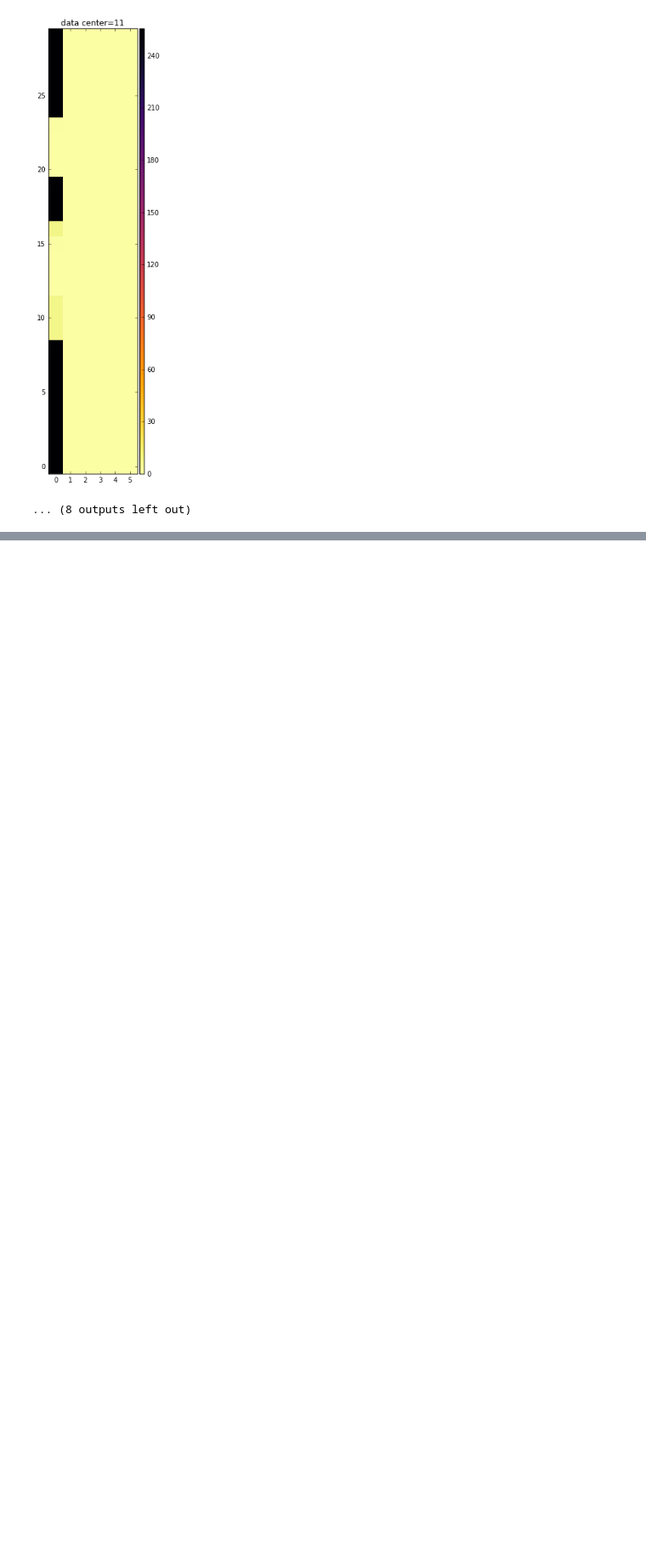
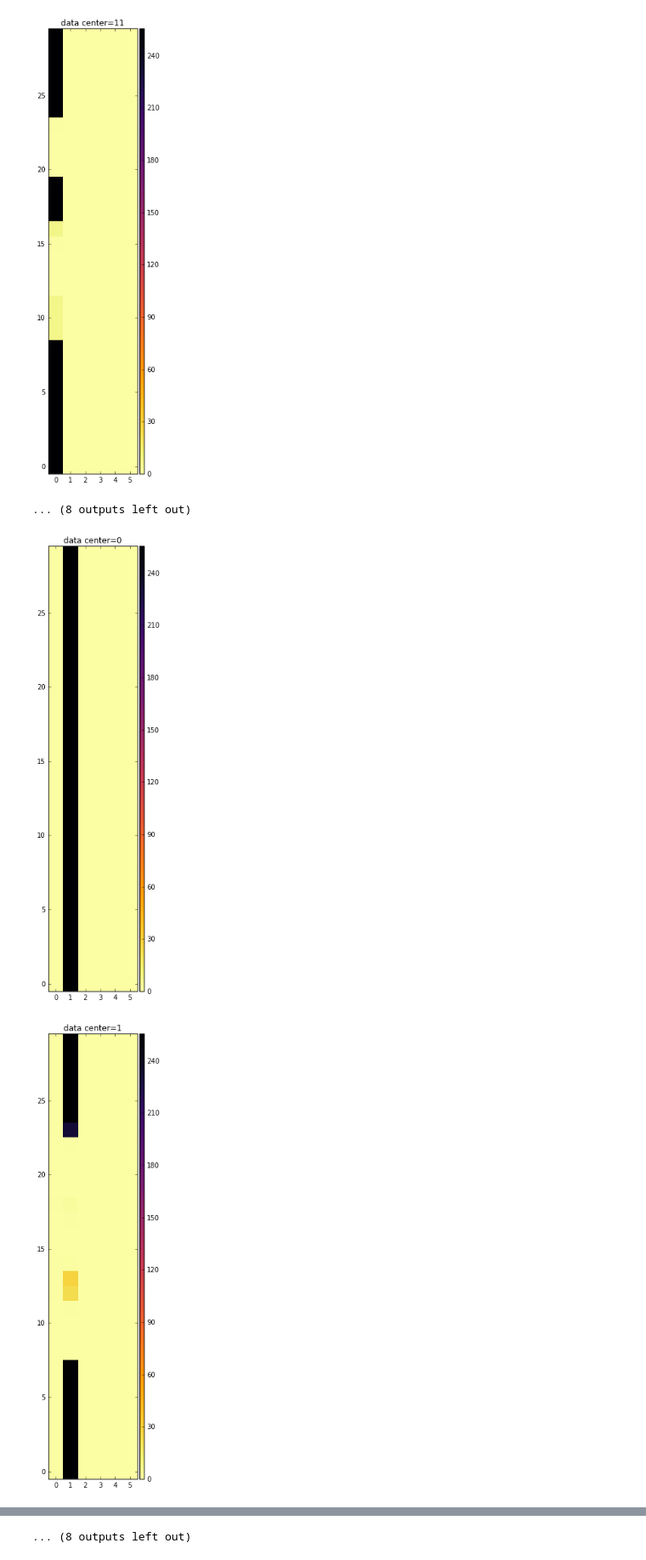
Before and after one commit to h-mayorquin/time_series_basic, a Jupyter notebook: presentations/2016-03-11(Nexa Wall Street Columns High Resolution - Visualizing Receptive Fields and Data Clusters).ipynb, the cells around one changed output, grey strips where cells are left out. Shown at 85% size. Drawn from its saved outputs; the diff is of its cells as text; code cells hidden in the pictures; blank space fills up the shorter version.

```diff
--- a/presentations/2016-03-11(Nexa Wall Street Columns High Resolution - Visualizing Receptive Fields and Data Clusters).ipynb
+++ b/presentations/2016-03-11(Nexa Wall Street Columns High Resolution - Visualizing Receptive Fields and Data Clusters).ipynb
@@ -136,3 +136,11 @@ for data_center in range(Ntime_clusters):
 [figure]
 [figure]
 ... (8 outputs left out)
+# %%
+cluster = 1
+for data_center in range(Ntime_clusters):
+    fig = visualize_data_cluster_text_to_image_columns(nexa, f, run_name,
+                                                       cluster, data_center, colorbar=True, Nside=Nside, Ncolumns=max_lag)
+# %% [output]
+[figure, added]
+[figure, added]
@@ -138,0 +157 @@ for data_center in range(Ntime_clusters):
+... (8 outputs left out)
```
Also changed, not shown: parts of 1 cell of this notebook, 1 other file.
